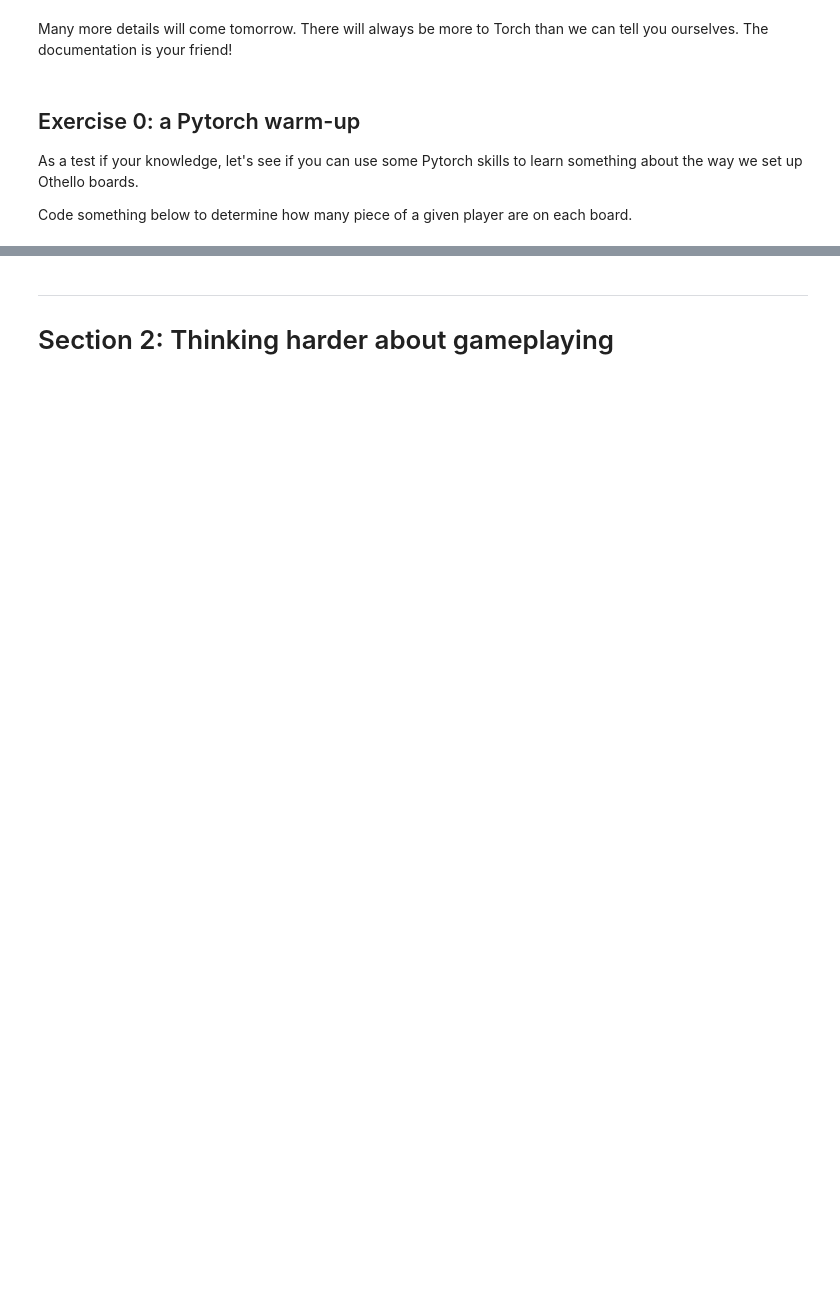
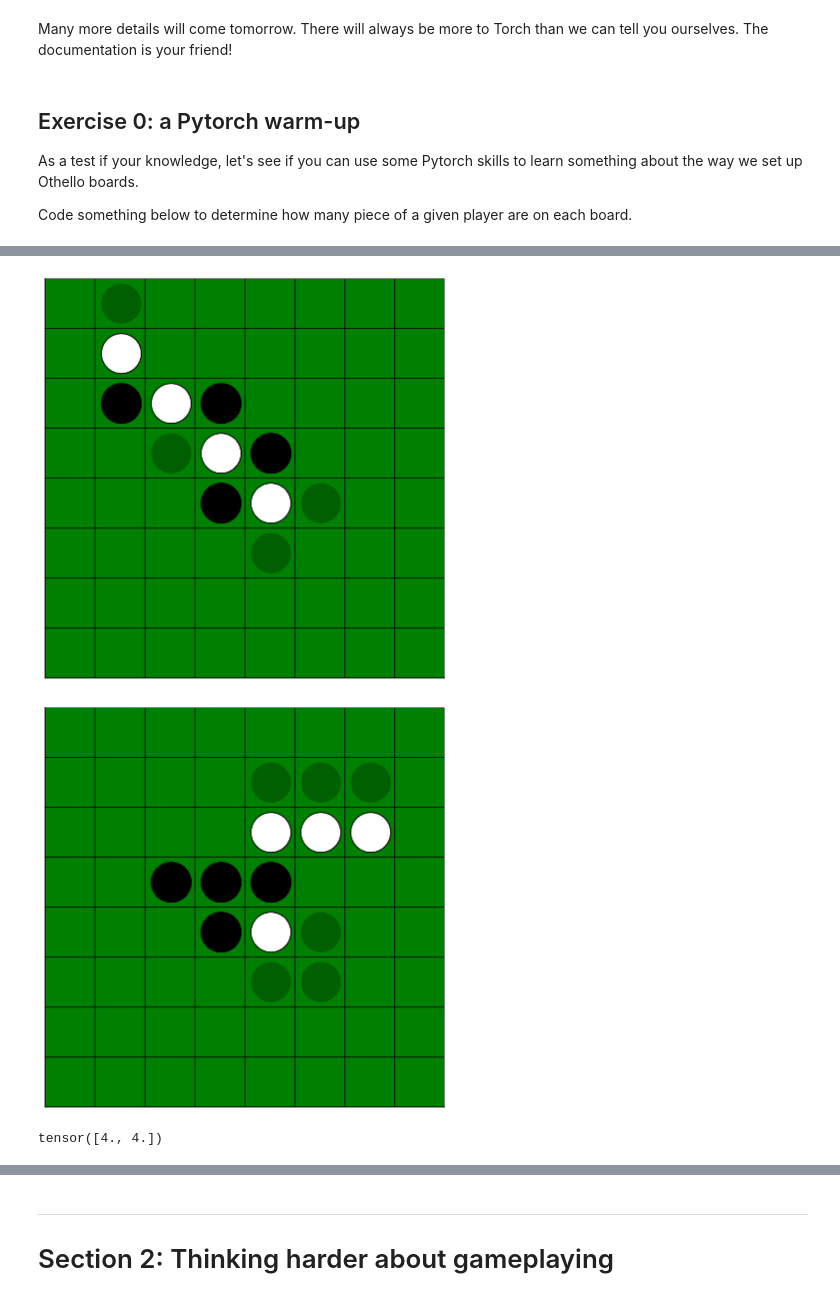
Before and after one commit to spatank/CIS-522, a Jupyter notebook: W1_Tutorial1_SPP.ipynb, the cells around one changed output, grey strips where cells are left out. Cells and saved outputs as stored; diff of their text form; code cells hidden in the pictures; blank space fills up the shorter version.

```diff
--- a/W1_Tutorial1_SPP.ipynb
+++ b/W1_Tutorial1_SPP.ipynb
@@ -812,34 +884,39 @@ Code something below to determine how many piece of a given player are on each b
 # %%
 def count_pieces(game:OthelloGame, whoami):
     """A function to sum the number of pieces on the board of a given player
     current player (whoami).
     Inputs: game, an instance of OthelloGame
             whoami (int) 1 or 2, whose turn it is
     Outputs:
-            populous_row: a 1d pytorch tensor of shape (n_games)"""
+            n_my_pieces: a 1d pytorch tensor of shape (n_games)"""
 
     #####################################################################
     # Fill in missing code (...),
     # then remove or comment the line below to test your function.
     ## hint 1: inspect game.boards
     ## hint 2: which dimensions should you sum over?
     # IMPORTANT: Make sure to use PyTorch tensors and NOT numpy arrays!
-    raise NotImplementedError("Complete the count_pieces function")
     #####################################################################
 
-    n_my_pieces = ...
+    n_my_pieces = torch.empty(game.boards.shape[0])
+    for idx, game_board in enumerate(game.boards):
+      n_my_pieces[idx] = (game_board == whoami).sum()
 
     return n_my_pieces
 
-## Uncomment to test code
-# game = OthelloGame(n_games=2)
-# for turn in range(4): # take some actions in both games
-#     actions = actions_as_tensor(game.get_available_actions())
-#     act = actions[[0,1],[0,1]]
-#     game.step(act)
+# Uncomment to test code
+game = OthelloGame(n_games=2)
+for turn in range(4): # take some actions in both games
+    actions = actions_as_tensor(game.get_available_actions())
+    act = actions[[0,1],[0,1]]
+    game.step(act)
 
-# game.render()
-# print(count_pieces(game, 1))
+game.render()
+print(count_pieces(game, 1))
+# %% [output]
+[figure, added]
+[figure, added]
+tensor([4., 4.])
 # %% [markdown]
 [*Click for solution*](https://github.com/CIS-522/course-content/blob/main/tutorials/W1_AlphaZero/solutions/W1_Tutorial1_Solution_Ex00.py)
 
```
Also changed, not shown: parts of 26 cells of this notebook.
